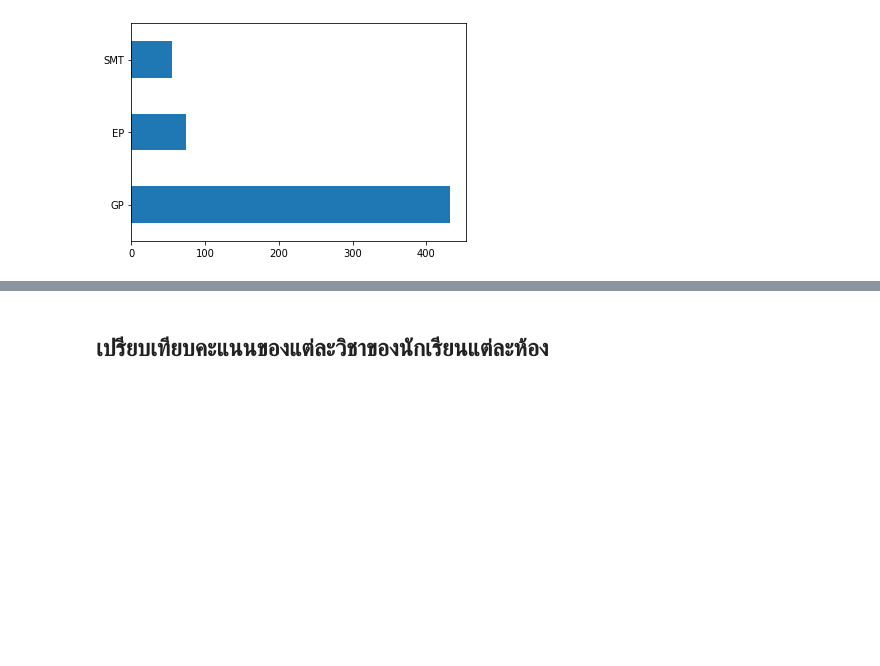
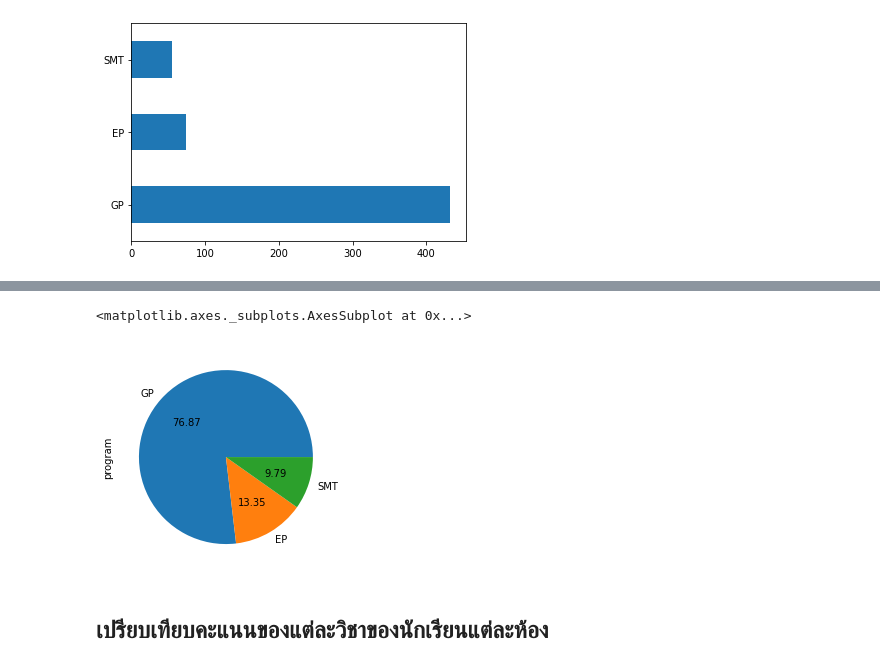
Before and after one commit to siriMallika/DS_IPST, a Jupyter notebook: A35_Python_DataVisualization.ipynb, the cells around one changed output, grey strips where cells are left out. Saved outputs shown, nothing was run; the diff lists cells and outputs as text; code cells hidden in the pictures; blank space fills up the shorter version.

```diff
--- a/A35_Python_DataVisualization.ipynb
+++ b/A35_Python_DataVisualization.ipynb
@@ -85,3 +85,9 @@ df.program.value_counts().plot(kind='pie')
+# %%
+#kind = bar,barh,pie
+df.program.value_counts().plot(kind='pie',autopct='%.2f')
+# %% [output]
+<matplotlib.axes._subplots.AxesSubplot at 0x...>
+[figure, added]
 # %% [markdown]
 ## เปรียบเทียบคะแนนของแต่ละวิชาของนักเรียนแต่ละห้อง
 # %%
```
Also changed, not shown: parts of 1 cell of this notebook.
